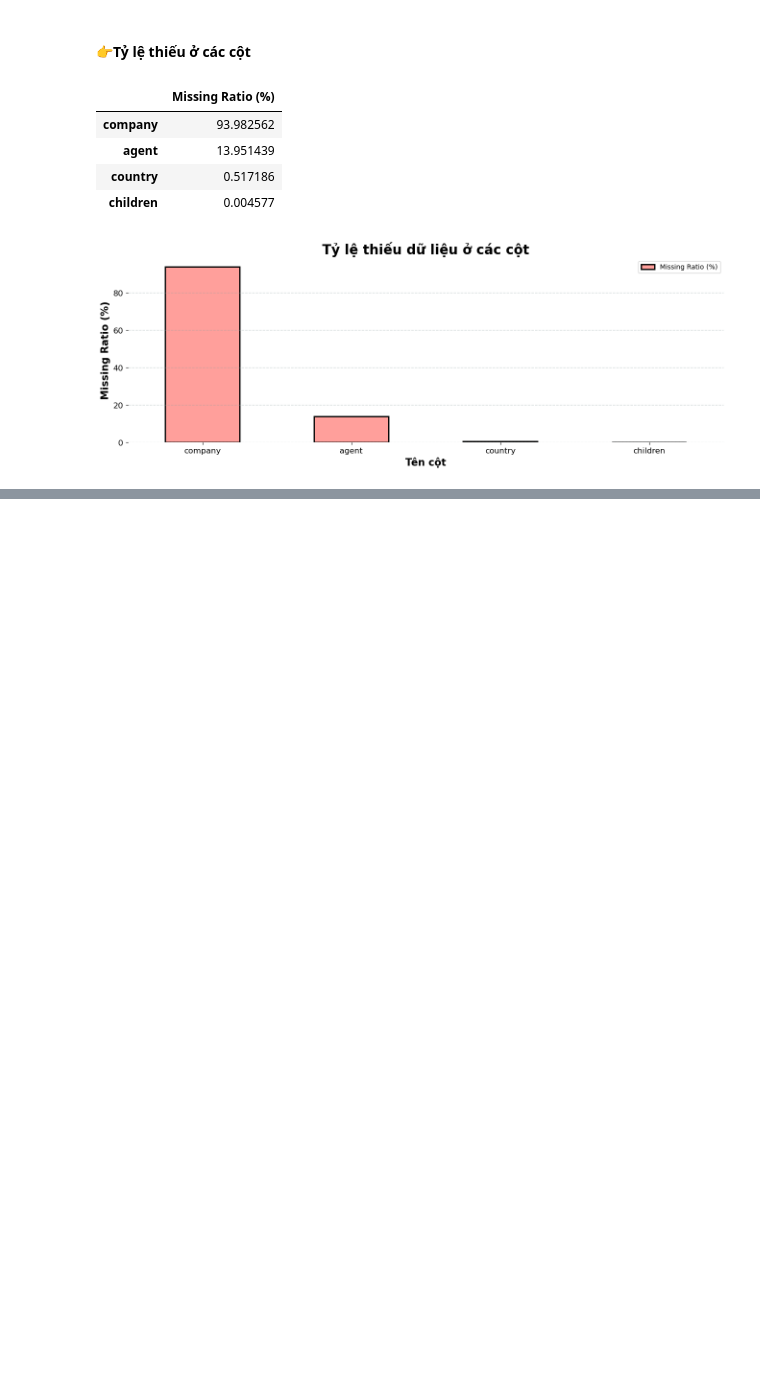
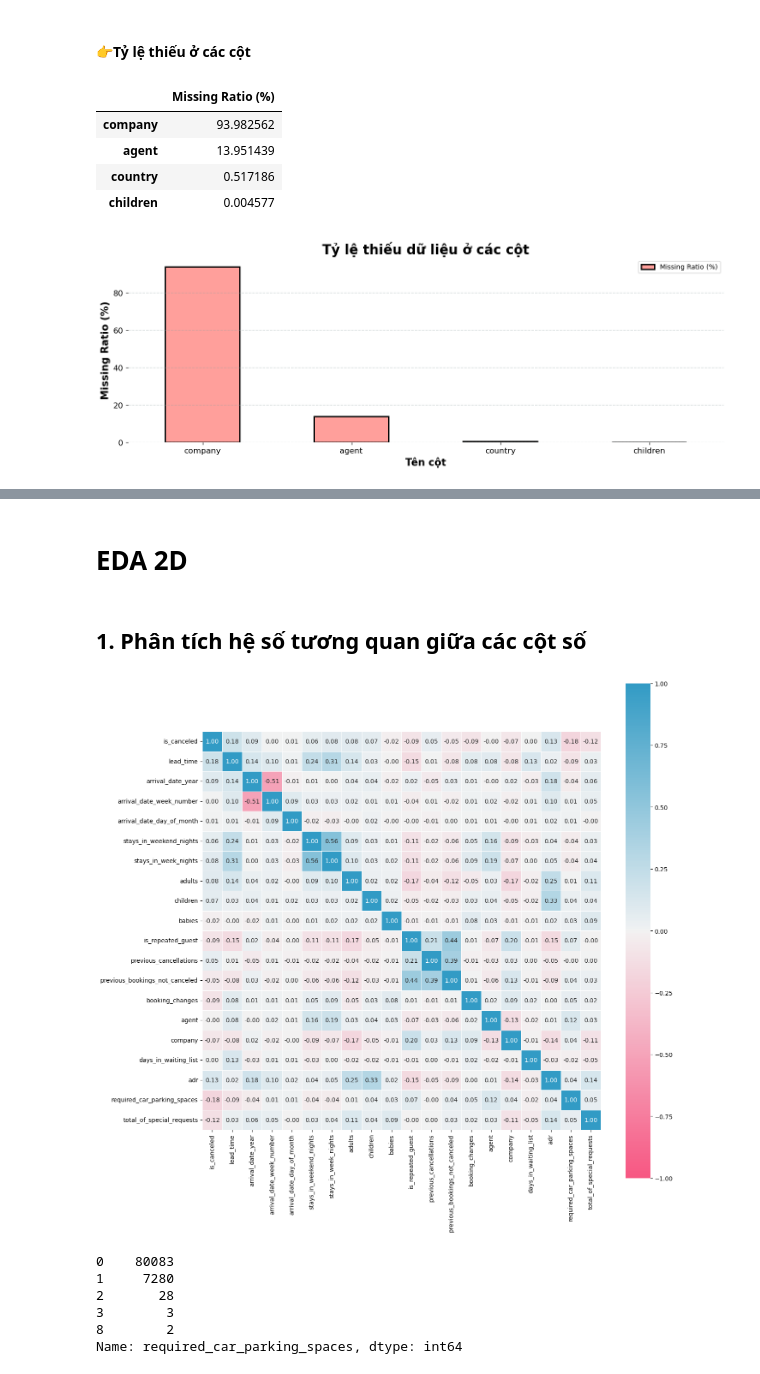
Before and after one commit to kolee1902/Data_Visualization_DoAnQuanHoa, a Jupyter notebook: Hotel_Booking.ipynb, the cells around one changed output, grey strips where cells are left out. Drawn from its saved outputs; the diff is of its cells as text; code cells hidden in the pictures; blank space fills up the shorter version.

```diff
--- a/Hotel_Booking.ipynb
+++ b/Hotel_Booking.ipynb
@@ -133,0 +148,3 @@ plt.show()
+# %%
+numeric_cols = hotel_df.select_dtypes(exclude=['object']).columns
+cate_cols = hotel_df.select_dtypes(include=['object']).columns
@@ -133,0 +286,20 @@ plt.show()
+# %% [markdown]
+# EDA 2D
+# %% [markdown]
+## 1. Phân tích hệ số tương quan giữa các cột số
+# %%
+fig, ax = plt.subplots(figsize=(15, 15))
+cmap = sns.diverging_palette(0, 230, 90, 60, as_cmap=True)
+ax = sns.heatmap(hotel_df[numeric_cols].corr(), annot=True, fmt=".2f", linewidths=.5, square = True, cmap=cmap, vmin=-1, vmax=1)
+# %% [output]
+[figure, added]
+# %%
+hotel_df['arrival_date_year'].value_counts()
+hotel_df['required_car_parking_spaces'].value_counts()
+# %% [output]
+0    80083
+1     7280
+2       28
+3        3
+8        2
+Name: required_car_parking_spaces, dtype: int64
```
Also changed, not shown: parts of 18 cells of this notebook.
